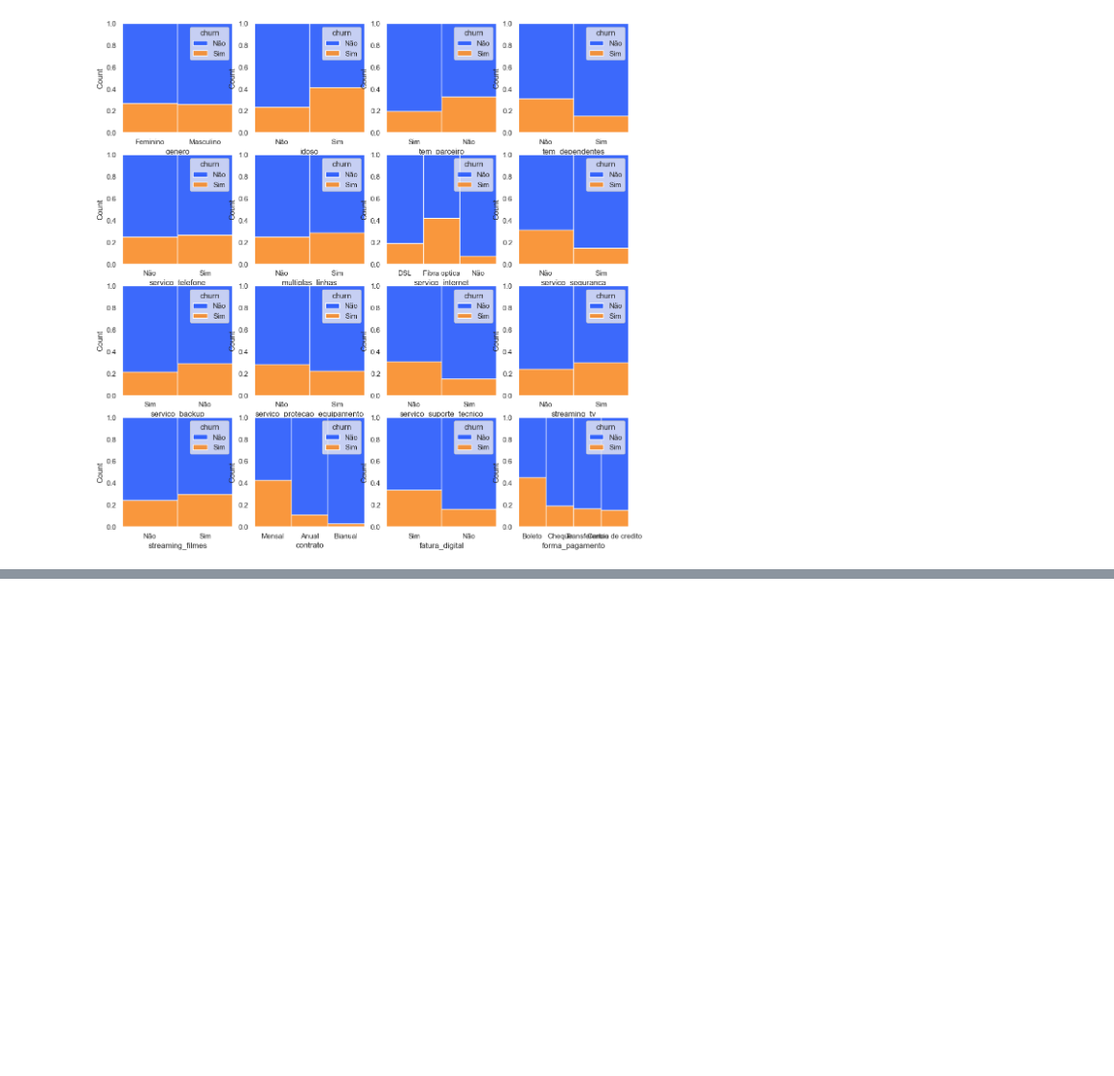
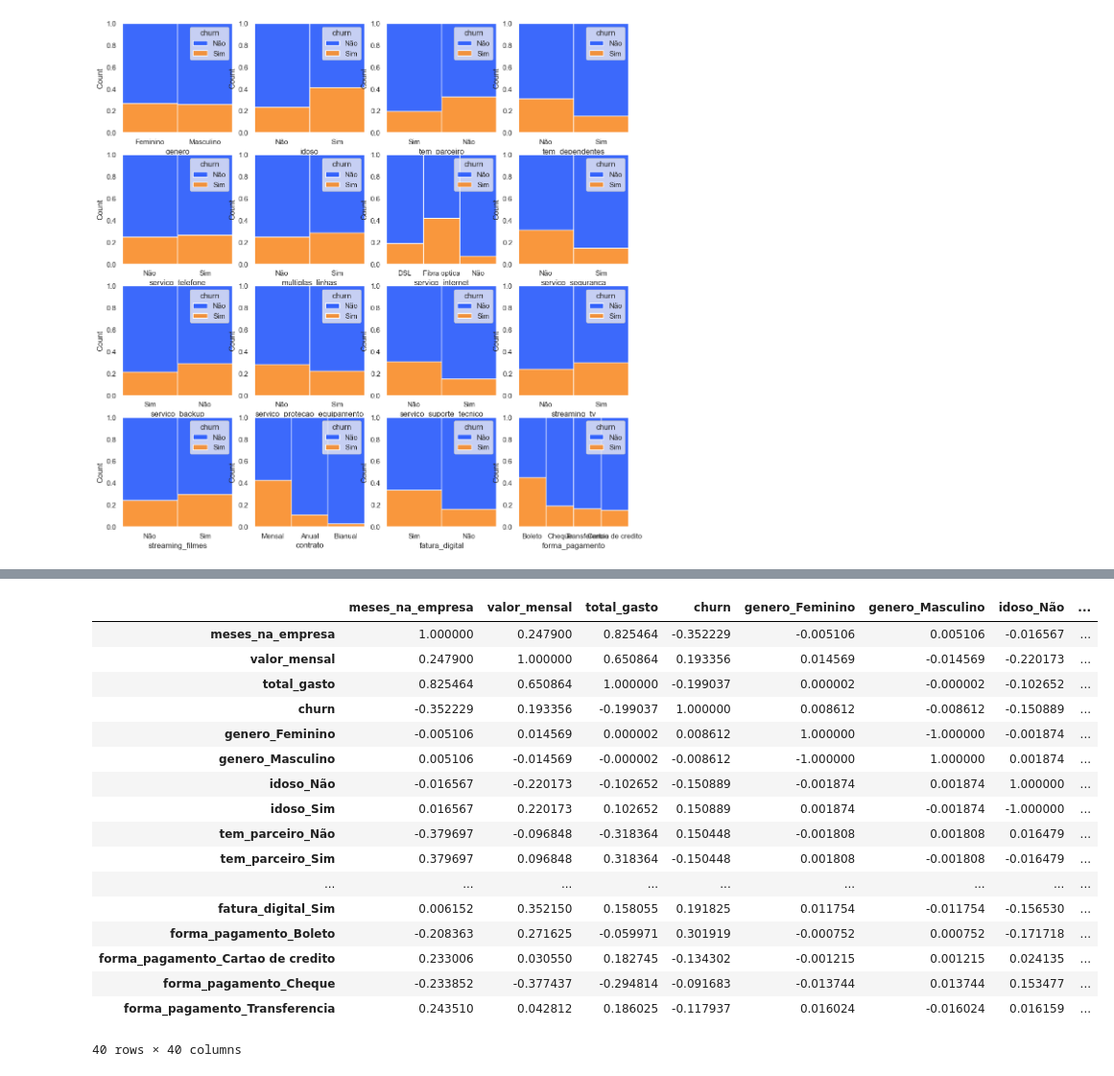
Before and after one commit to kiwsley/ciencia_de_dados, a Jupyter notebook: matplotlib_Searborn/introseabornpandas.ipynb, the cells around one changed output, grey strips where cells are left out. Shown at 96% size. Cells and saved outputs as stored; diff of their text form; code cells hidden in the pictures; blank space fills up the shorter version.

```diff
--- a/matplotlib_Searborn/introseabornpandas.ipynb
+++ b/matplotlib_Searborn/introseabornpandas.ipynb
@@ -268,0 +324,3 @@ plt.show()
+# %%
+df_churn['churn']= df_churn['churn'].replace({'Sim':1,'Não':0})
+df_churn.head()
@@ -268,0 +334,3 @@ plt.show()
+# %%
+df_dummies = pd.get_dummies(df_churn).replace({True:1,False:0})
+df_dummies.head()
@@ -268,0 +345,21 @@ plt.show()
+# %%
+df_dummies.corr()
+# %% [output]
+|  | meses_na_empresa | valor_mensal | total_gasto | churn | genero_Feminino | genero_Masculino | idoso_Não | ... |
+| meses_na_empresa | 1.000000 | 0.247900 | 0.825464 | -0.352229 | -0.005106 | 0.005106 | -0.016567 | ... |
+| valor_mensal | 0.247900 | 1.000000 | 0.650864 | 0.193356 | 0.014569 | -0.014569 | -0.220173 | ... |
+| total_gasto | 0.825464 | 0.650864 | 1.000000 | -0.199037 | 0.000002 | -0.000002 | -0.102652 | ... |
+| churn | -0.352229 | 0.193356 | -0.199037 | 1.000000 | 0.008612 | -0.008612 | -0.150889 | ... |
+| genero_Feminino | -0.005106 | 0.014569 | 0.000002 | 0.008612 | 1.000000 | -1.000000 | -0.001874 | ... |
+| genero_Masculino | 0.005106 | -0.014569 | -0.000002 | -0.008612 | -1.000000 | 1.000000 | 0.001874 | ... |
+| idoso_Não | -0.016567 | -0.220173 | -0.102652 | -0.150889 | -0.001874 | 0.001874 | 1.000000 | ... |
+| idoso_Sim | 0.016567 | 0.220173 | 0.102652 | 0.150889 | 0.001874 | -0.001874 | -1.000000 | ... |
+| tem_parceiro_Não | -0.379697 | -0.096848 | -0.318364 | 0.150448 | -0.001808 | 0.001808 | 0.016479 | ... |
+| tem_parceiro_Sim | 0.379697 | 0.096848 | 0.318364 | -0.150448 | 0.001808 | -0.001808 | -0.016479 | ... |
+| ... | ... | ... | ... | ... | ... | ... | ... | ... |
+| fatura_digital_Sim | 0.006152 | 0.352150 | 0.158055 | 0.191825 | 0.011754 | -0.011754 | -0.156530 | ... |
+| forma_pagamento_Boleto | -0.208363 | 0.271625 | -0.059971 | 0.301919 | -0.000752 | 0.000752 | -0.171718 | ... |
+| forma_pagamento_Cartao de credito | 0.233006 | 0.030550 | 0.182745 | -0.134302 | -0.001215 | 0.001215 | 0.024135 | ... |
+| forma_pagamento_Cheque | -0.233852 | -0.377437 | -0.294814 | -0.091683 | -0.013744 | 0.013744 | 0.153477 | ... |
+| forma_pagamento_Transferencia | 0.243510 | 0.042812 | 0.186025 | -0.117937 | 0.016024 | -0.016024 | 0.016159 | ... |
+40 rows × 40 columns
```
Also changed, not shown: parts of 9 cells of this notebook.
